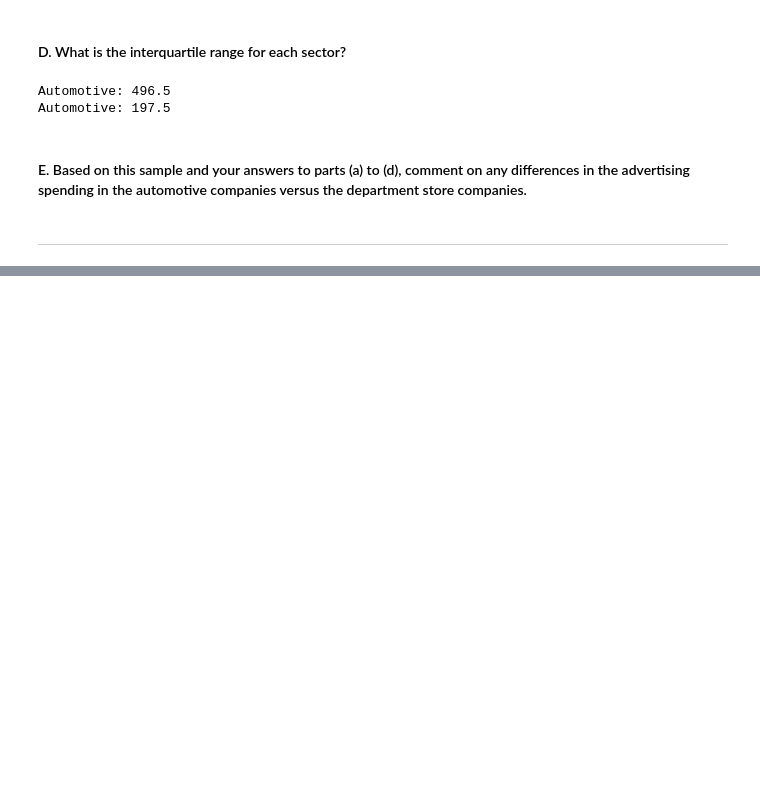
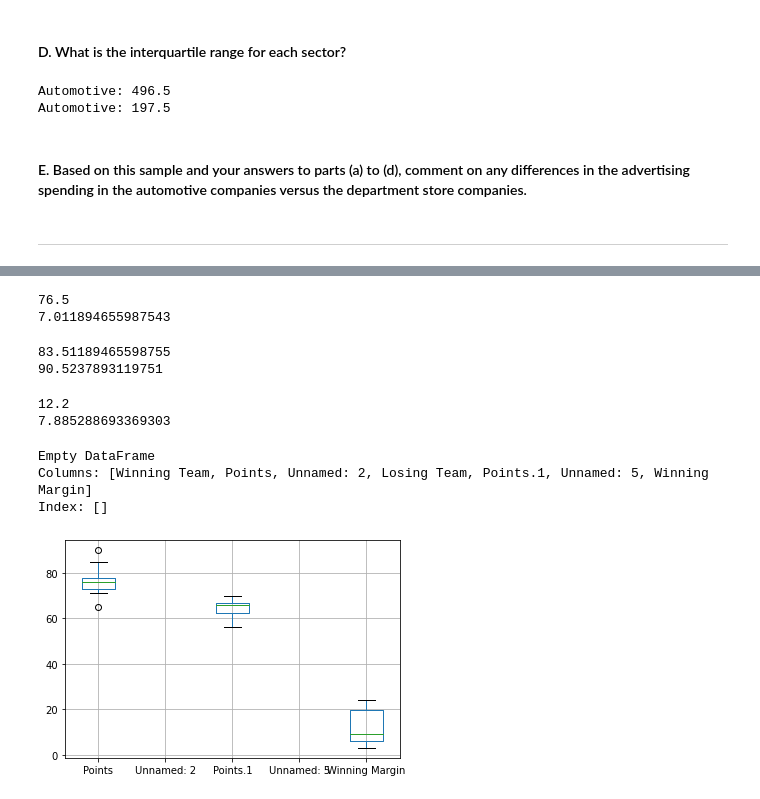
Before and after one commit to Ajayt036/Statistics-For-Business-and-Economics-BAN, a Jupyter notebook: Descriptive Statistics.ipynb, the cells around one changed output, grey strips where cells are left out. Cells and saved outputs as stored; diff of their text form; code cells hidden in the pictures; blank space fills up the shorter version.

```diff
--- a/Descriptive Statistics.ipynb
+++ b/Descriptive Statistics.ipynb
@@ -155,3 +157,7 @@ Automotive: 197.5
 #D is the proves it by showing the bigger quartile range value.
 # %% [markdown]
 ____________________________________________________________________________________________________________________
+# %%
+ncaa = pd.read_excel("NCAA.xlsx")
+print(ncaa.shape)
+ncaa.head()
@@ -157,0 +172,45 @@ ________________________________________________________________________________
+# %%
+mean = ncaa["Points"].mean()
+sd = ncaa["Points"].std()
+print(mean)
+print(sd)
+# %% [output]
+76.5
+7.011894655987543
+# %%
+For_84_points  = mean+1*sd
+print(For_84_points )
+#We know that bell curve has 50% data more than mean, and SD 1 has 68% in data with in. 1/2 of data os 34% hence
+#Hence Probabity is (50-34) = 16% appx. for 84 or more than 84 points
+
+
+For_90_points  = mean+2*sd
+print(For_90_points )
+#We know that bell curve has 50% data more than mean, and SD 1 has 95% in data with in. 1/2 of data os 47.5% hence
+#Hence Probabity is (50-47.5%) = 2.5% appx. for 90 or more than 90 points
+# %% [output]
+83.51189465598755
+90.5237893119751
+# %%
+mean_m = ncaa["Winning Margin"].mean()
+sd_m = ncaa["Winning Margin"].std()
+print(mean_m)
+print(sd_m)
+# %% [output]
+12.2
+7.885288693369303
+# %%
+#Lets see  from all ways if data has outlier.
+
+#First - GEATER THAN 3 SD
+print(ncaa[ncaa["Winning Margin"] > mean_m+ 2*sd_m])
+#Shows no oulier
+
+ncaa.boxplot()
+plt.show()
+#Boxplot also shows no outlier bases of Quartiles ranges method.
+# %% [output]
+Empty DataFrame
+Columns: [Winning Team, Points, Unnamed: 2, Losing Team, Points.1, Unnamed: 5, Winning Margin]
+Index: []
+[figure, added]
```
Also changed, not shown: parts of 2 cells of this notebook, 4 other files.
